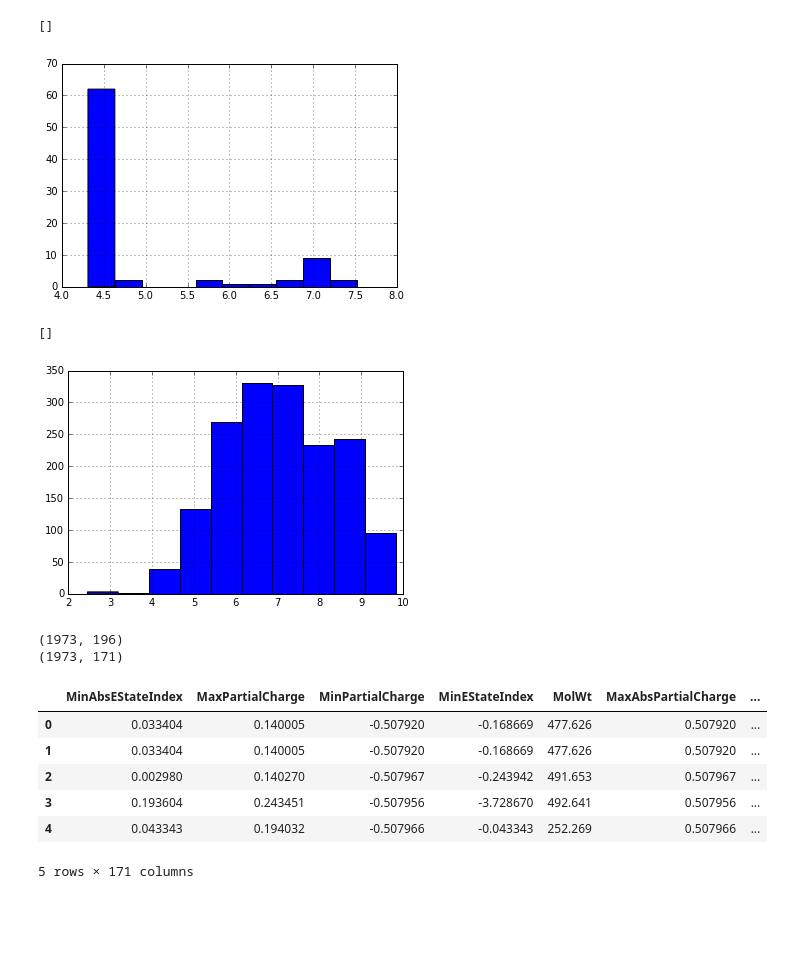
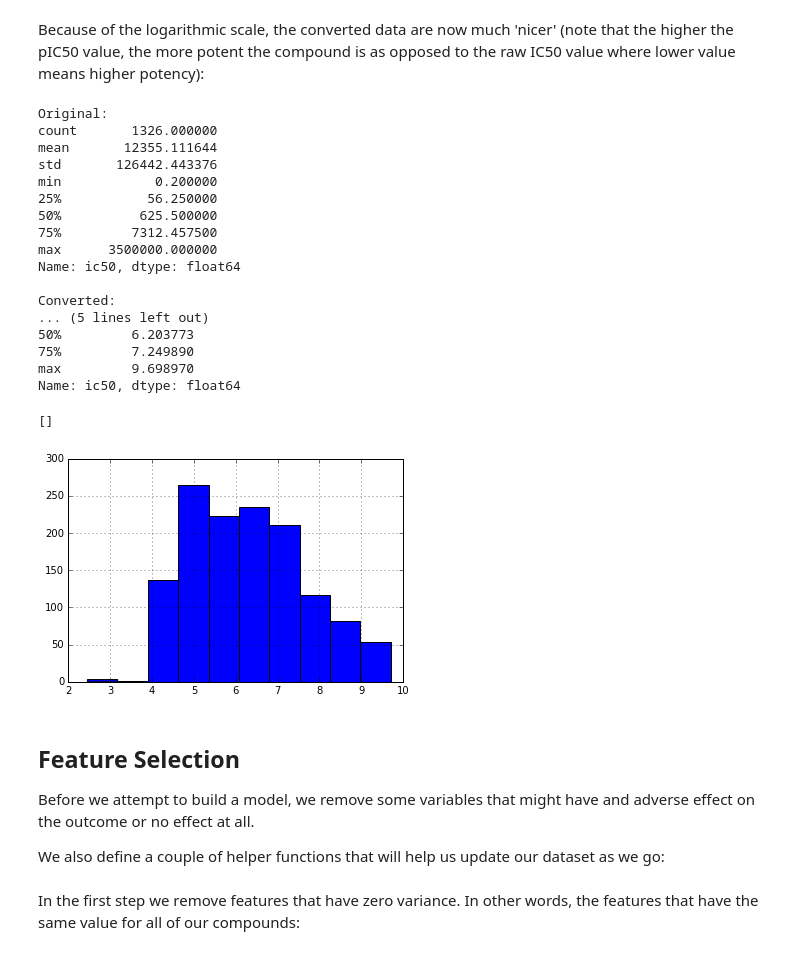
Before and after one commit to martin-sicho/MI_ADM, a Jupyter notebook: learn.ipynb, the cells around one changed output. Saved outputs shown, nothing was run; the diff lists cells and outputs as text; code cells hidden in the pictures; blank space fills up the shorter version.

```diff
--- a/learn.ipynb
+++ b/learn.ipynb
@@ -45,0 +51,4 @@ data.shape
+# %%
+data.set_index('smiles', inplace=True)
+print(data.shape)
+data.head(10)
@@ -56,39 +76,35 @@ data[data.comment == 'Active'].ic50_experiment.hist().plot()
-# %%
-data[data.comment == 'Not Active'].ic50_experiment.hist().plot()
-# %% [output]
-[]
-[figure, removed]
-# %%
-data[data.comment == 'Unspecified'].ic50_experiment.hist().plot()
-# %% [output]
-[]
-[figure, removed]
-# %%
-from sklearn.feature_selection import VarianceThreshold
-
-descriptors = data.iloc[:,3:]
-descriptors_names = data.columns.values[3:]
-
-def show_feat_sele_results(model, descriptors, descriptors_names):
-    print(descriptors.shape)
-    descriptors = descriptors.iloc[:,model.get_support()]
-    descriptors_names = descriptors_names[model.get_support()]
-    print(descriptors.shape)
-
-    return descriptors, descriptors_names
-
-var_sel = VarianceThreshold()
-var_sel.fit(descriptors)
-
-descriptors, descriptors_names = show_feat_sele_results(var_sel, descriptors, descriptors_names)
-descriptors[:5]
-# %% [output]
-(1973, 196)
-(1973, 171)
-|  | MinAbsEStateIndex | MaxPartialCharge | MinPartialCharge | MinEStateIndex | MolWt | MaxAbsPartialCharge | ... |
-| 0 | 0.033404 | 0.140005 | -0.507920 | -0.168669 | 477.626 | 0.507920 | ... |
-| 1 | 0.033404 | 0.140005 | -0.507920 | -0.168669 | 477.626 | 0.507920 | ... |
-| 2 | 0.002980 | 0.140270 | -0.507967 | -0.243942 | 491.653 | 0.507967 | ... |
-| 3 | 0.193604 | 0.243451 | -0.507956 | -3.728670 | 492.641 | 0.507956 | ... |
-| 4 | 0.043343 | 0.194032 | -0.507966 | -0.043343 | 252.269 | 0.507966 | ... |
-5 rows × 171 columns
+# %% [markdown]
+Because of the logarithmic scale, the converted data are now much 'nicer' (note that the higher the pIC50 value, the more potent the compound is as opposed to the raw IC50 value where lower value means higher potency):
+# %%
+%matplotlib inline
+print('Original:')
+print(data.ic50.apply(lambda x : np.power(10, - x) * 1.0e9).describe())
+print('\nConverted:')
+print(data.ic50.describe())
+data.ic50.hist().plot()
+# %% [output]
+Original:
+count       1326.000000
+mean       12355.111644
+std       126442.443376
+min            0.200000
+25%           56.250000
+50%          625.500000
+75%         7312.457500
+max      3500000.000000
+Name: ic50, dtype: float64
+
+Converted:
+... (5 lines left out)
+50%         6.203773
+75%         7.249890
+max         9.698970
+Name: ic50, dtype: float64
+[]
+[figure, added]
+# %% [markdown]
+## Feature Selection
+
+Before we attempt to build a model, we remove some variables that might have and adverse effect on the outcome or no effect at all.
+
+We also define a couple of helper functions that will help us update our dataset as we go:
@@ -94,0 +126,2 @@ descriptors[:5]
+# %% [markdown]
+In the first step we remove features that have zero variance. In other words, the features that have the same value for all of our compounds:
```
Also changed, not shown: parts of 33 cells of this notebook, 1 other file.
